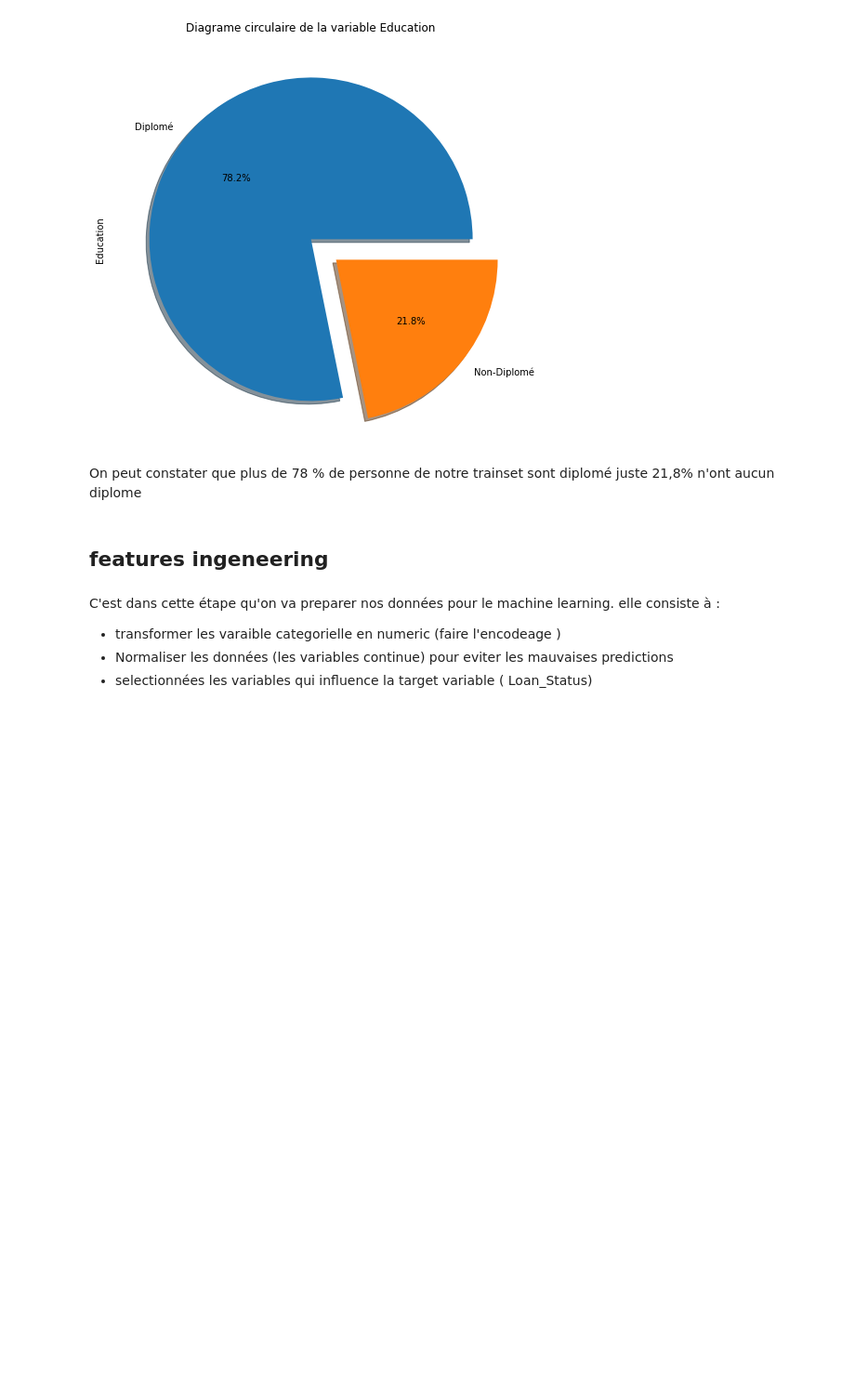
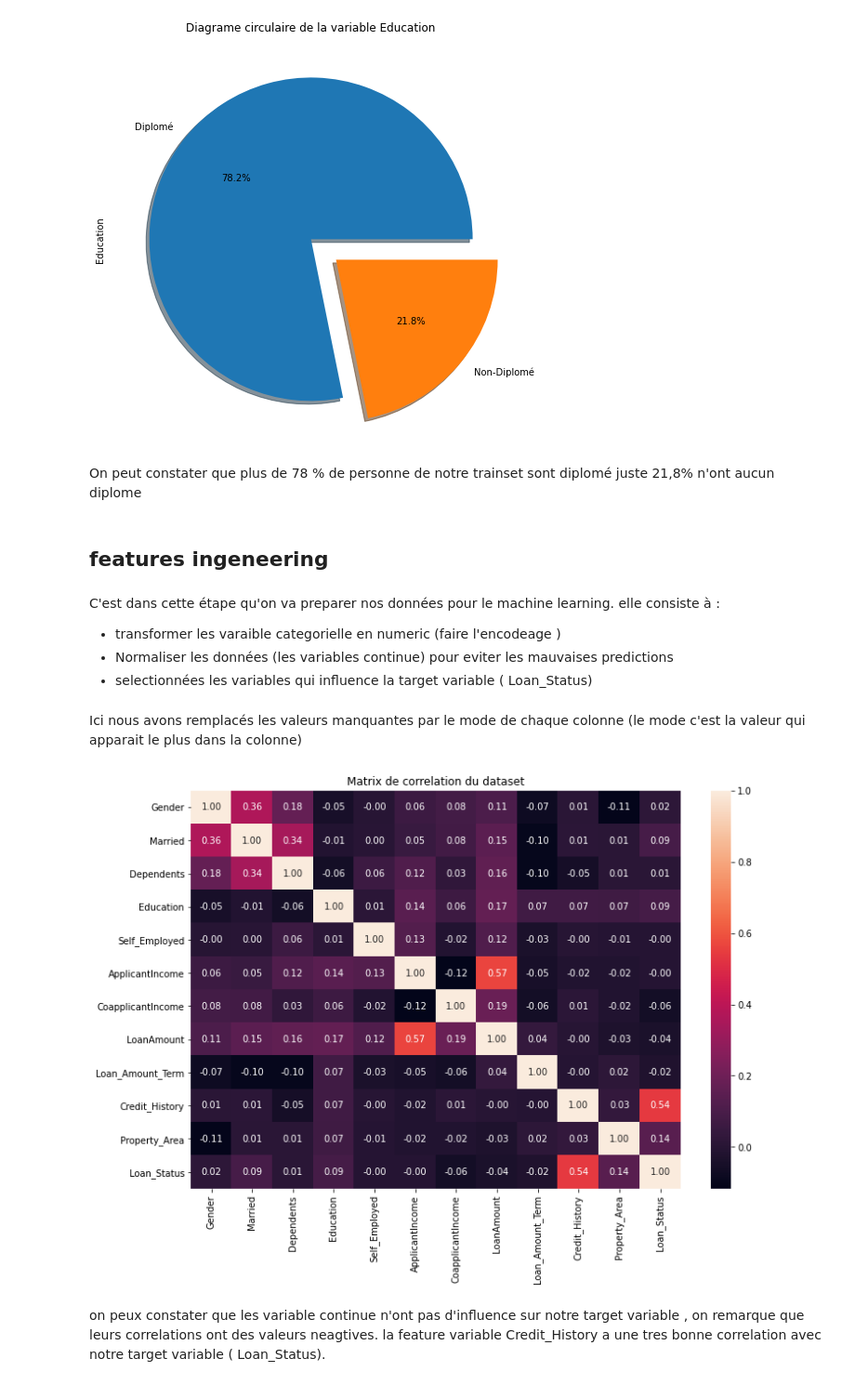
Before and after one commit to Junny-cloud/Compo-NaN, a Jupyter notebook: Compo_JuniorEssoh.ipynb, the cells around one changed output. Shown: that part at 93% size. Drawn from its saved outputs; the diff is of its cells as text; code cells hidden in the pictures; blank space fills up the shorter version.

```diff
--- a/Compo_JuniorEssoh.ipynb
+++ b/Compo_JuniorEssoh.ipynb
@@ -207,24 +207,35 @@ elle consiste à :
 - Normaliser les données (les variables continue) pour eviter les mauvaises predictions
 - selectionnées les variables qui influence la target variable ( Loan_Status)
 # %%
-def data_trans(df):
+# Remplacer les valeurs manquantes du dataset
 
-    # Remplacer les valeurs manquantes du dataset
-
-    df.Gender.fillna('Male',inplace=True)
-    df.Married.fillna('Yes', inplace=True)
-    df.Dependents.fillna(0, inplace =True)
-    df.Self_Employed.fillna('No', inplace=True)
-    df.LoanAmount.fillna(146.41, inplace=True)
-    df.Loan_Amount_Term.fillna(360, inplace=True)
-    df.Credit_History.fillna(1.0, inplace=True)
-
-    # Suprimer les colonnes avec des correlation negative avec la target variable
-    df.drop(['Loan_Amount_Term','LoanAmount','CoapplicantIncome','ApplicantIncome','Dependents']
-            ,axis=1,inplace=True)
-
-    # Transformer le type des variable object en category
-    cols =['Gender','Married', 'Education','Self_Employed','Credit_History','Property_Area']
-
-    for c in cols:
-        X[c] =X[c].astype('category')
+df.Gender.fillna('Male',inplace=True)
+df.Married.fillna('Yes', inplace=True)
+df.Dependents.fillna(0, inplace =True)
+df.Self_Employed.fillna('No', inplace=True)
+df.LoanAmount.fillna(146.41, inplace=True)
+df.Loan_Amount_Term.fillna(360, inplace=True)
+df.Credit_History.fillna(1.0, inplace=True)
+df_cor = df.copy()
+# %% [markdown]
+Ici nous avons remplacés les valeurs manquantes par le mode de chaque colonne (le mode c'est la valeur qui apparait le plus dans la colonne)
+# %%
+# Copier et transformer nos valeur pour etalir notre matrix de correlation
+
+df_cor['Gender']= df['Gender'].map({'Male':1, 'Female':0})
+df_cor['Married']= df['Married'].map({'Yes':1, 'No':0})
+df_cor['Education']= df['Education'].map({'Graduate':1, 'Not Graduate':0})
+df_cor['Self_Employed']= df['Self_Employed'].map({'Yes':1, 'No':0})
+df_cor['Loan_Status']= df['Loan_Status'].map({'Y':1, 'N':0})
+df_cor['Property_Area']= df['Property_Area'].map({'Urban':1, 'Rural':0})
+df_cor['Property_Area']= df['Property_Area'].map({'Urban':1, 'Rural':0, 'Semiurban':2})
+df_cor['Dependents']= df['Dependents'].map({'1':1, '0':0, '2':2, '3+':3})
+
+plt.figure(figsize=(12,8))
+plt.title('Matrix de correlation du dataset')
+ax = sns.heatmap(df_cor.corr(),annot=True, fmt= '.2f')
+# %% [output]
+[figure, added]
+# %% [markdown]
+on peux constater que les variable continue n'ont pas d'influence sur notre target variable , on remarque que leurs  correlations ont des  valeurs neagtives.
+la feature variable Credit_History a une tres bonne correlation avec notre target variable ( Loan_Status).
```
Also changed, not shown: parts of 33 cells of this notebook, 1 other file.
